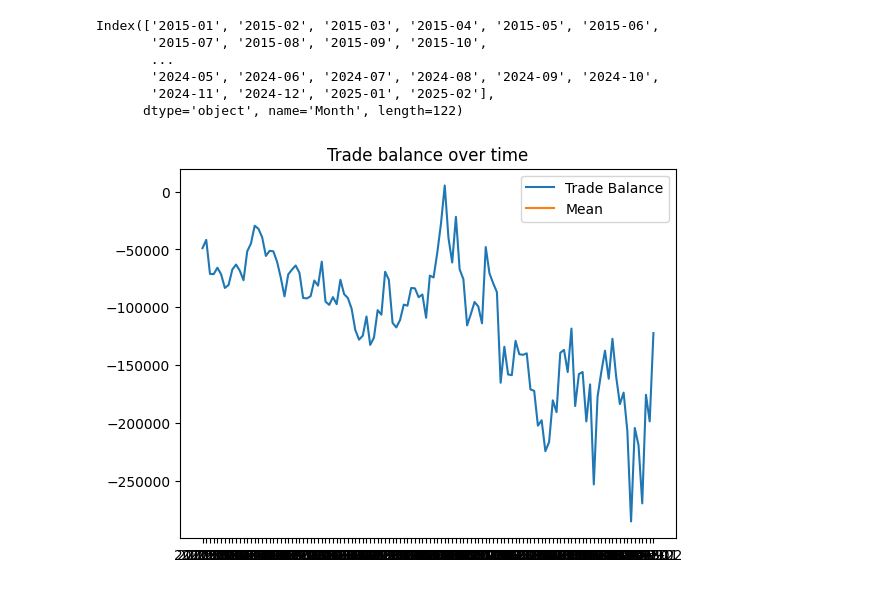
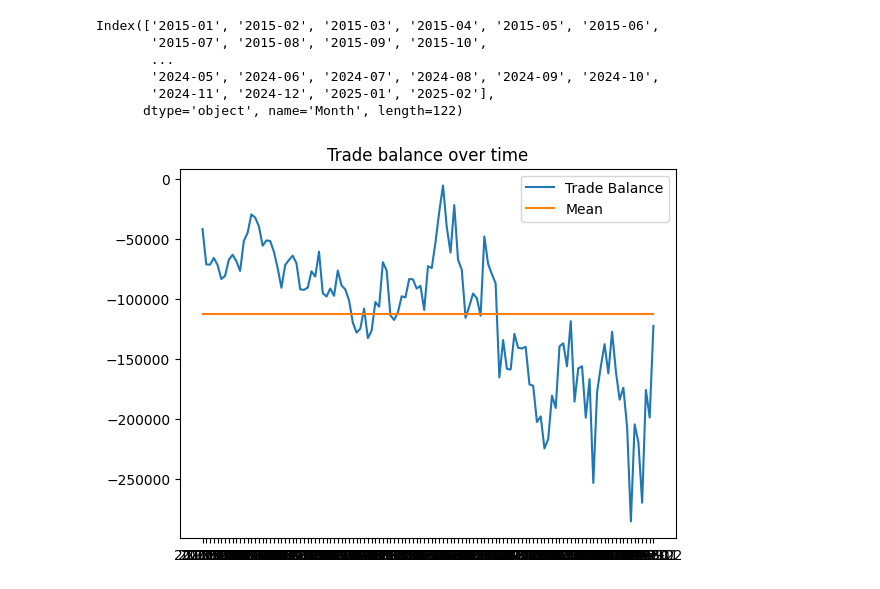
Before and after one commit to BlueSky2407/ae-assignment-3, a Jupyter notebook: src/data_summary.ipynb, the cells around one changed output. Saved outputs shown, nothing was run; the diff lists cells and outputs as text; code cells hidden in the pictures.

Commit message:
add trend plots

```diff
--- a/src/data_summary.ipynb
+++ b/src/data_summary.ipynb
@@ -86,12 +86,17 @@ Index(['2015-01', '2015-02', '2015-03', '2015-04', '2015-05', '2015-06',
        '2024-05', '2024-06', '2024-07', '2024-08', '2024-09', '2024-10',
        '2024-11', '2024-12', '2025-01', '2025-02'],
       dtype='object', name='Month', length=122)
+# %%
+regr_df = pd.read_csv('../data/transformed_data.csv')
+# %%
+regr_df.columns
+months = model_data['Month'][1:]
 # %%
 plt.figure()
-plt.plot(model_data['Trade Balance'], label="Trade Balance")
-plt.plot(model_data['Trade Balance'].mean(), label = "Mean")
+plt.plot(months, regr_df['Trade_Balance'], label="Trade Balance")
+plt.plot(months, [regr_df['Trade_Balance'].mean()]*months.size, label = "Mean")
 plt.title("Trade balance over time")
 plt.legend()
 plt.show()
 # %% [output]
-[figure, old version]
+[figure, new version]
```
Also changed, not shown: parts of 2 cells of this notebook.
